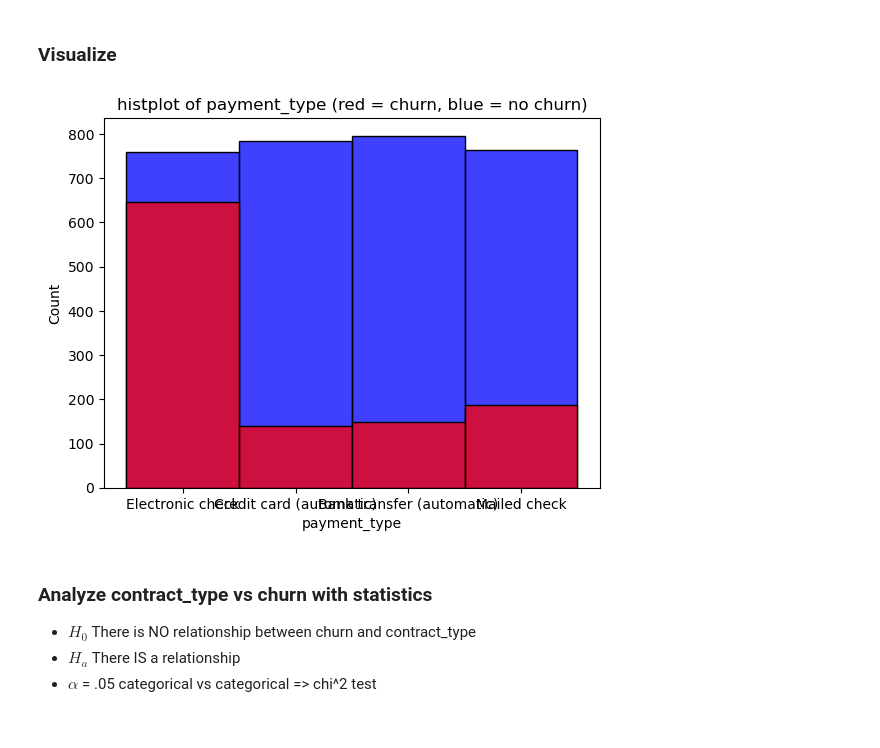
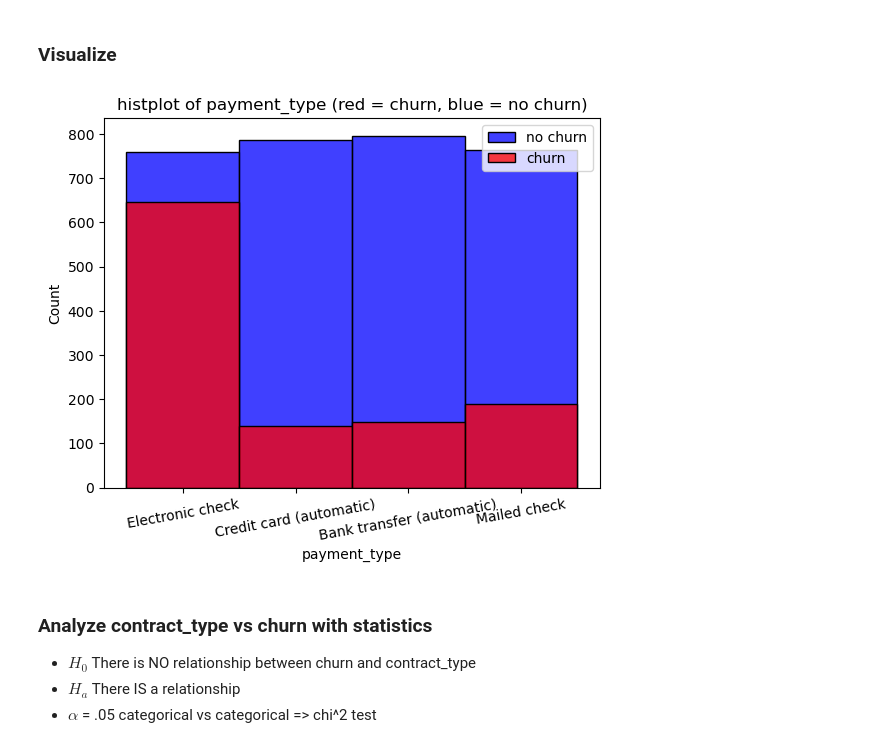
Before and after one commit to corey-hermesch/telco_churn_project, a Jupyter notebook: mvp_explore_work.ipynb, the cells around one changed output. Cells and saved outputs as stored; diff of their text form; code cells hidden in the pictures.

Commit message:
visualization cleanup

```diff
--- a/mvp_explore_work.ipynb
+++ b/mvp_explore_work.ipynb
@@ -373,14 +374,15 @@ chi2, p, dof, expected
 # %% [markdown]
 ### Visualize
 # %%
-sns.histplot(ne_train[ne_train.churn == 'No'].payment_type, color='blue')
-sns.histplot(ne_train[ne_train.churn == 'Yes'].payment_type, color='red')
+# cleaning up the visualization with a legend and rotating the xticks slightly
+sns.histplot(ne_train[ne_train.churn == 'No'].payment_type, color='blue', label='no churn')
+sns.histplot(ne_train[ne_train.churn == 'Yes'].payment_type, color='red', label='churn')
 plt.title('histplot of payment_type (red = churn, blue = no churn)')
+plt.legend()
+plt.xticks(rotation=10)
 plt.show()
-# x axis has 4 categories. They are, from left to right:
-# Electronic check, Credit card (automatic), Bank transfer (automatic), Mailed check
 # %% [output]
-[figure, old version]
+[figure, new version]
 # %% [markdown]
 ### Analyze contract_type vs churn with statistics
 - $H_0$ There is NO relationship between churn and contract_type
```
Also changed, not shown: parts of 2 cells of this notebook, 2 other files.
